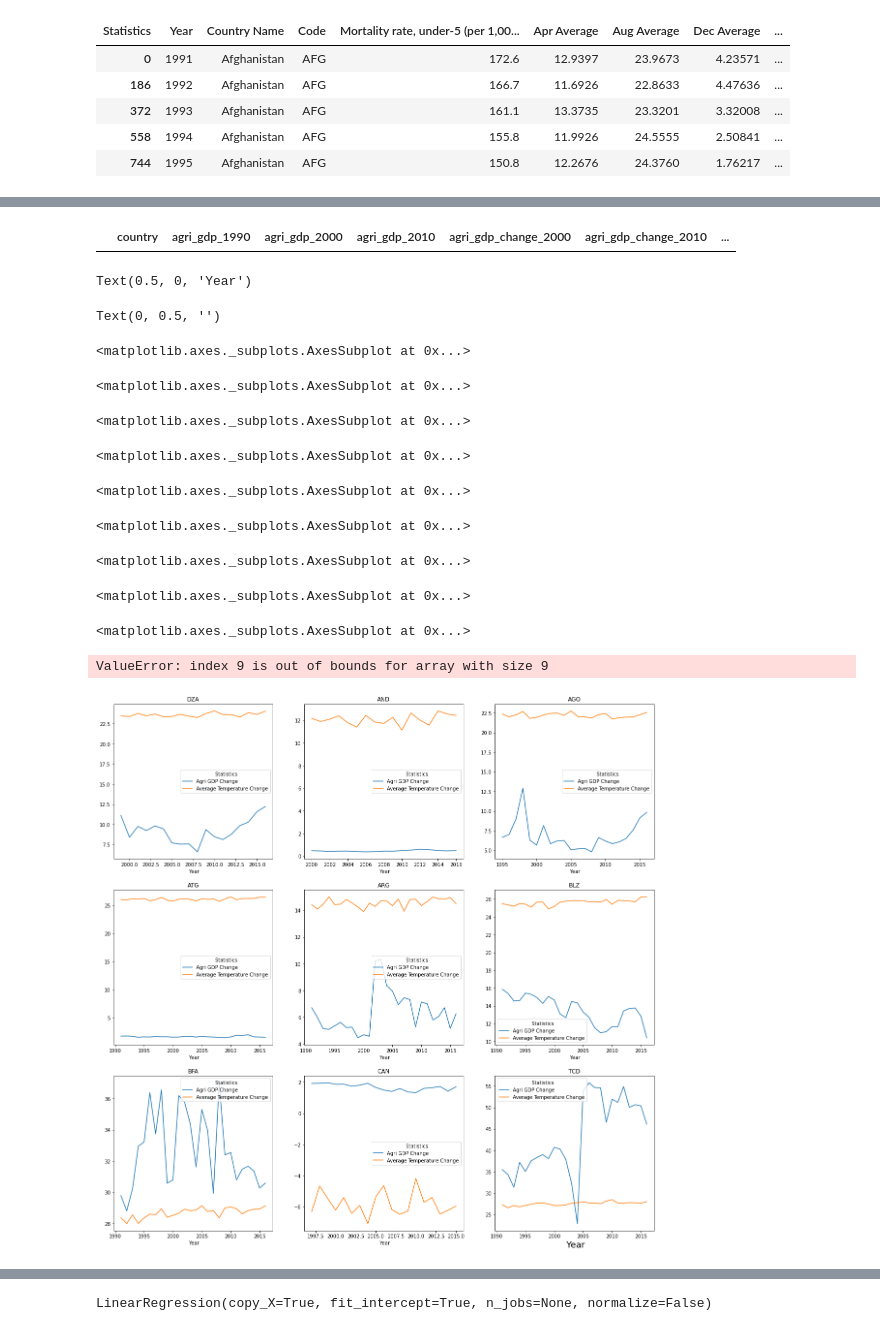
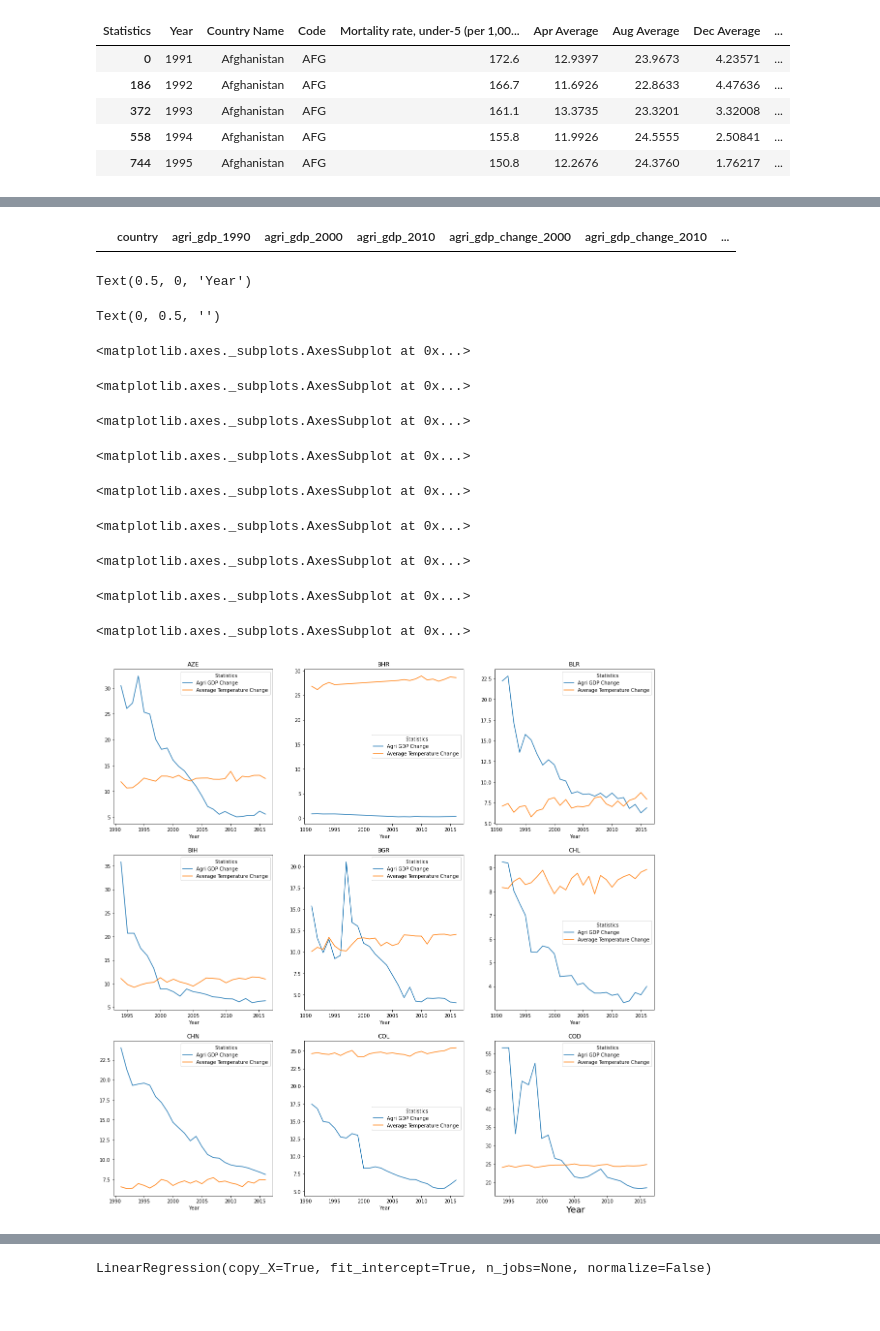
Before and after one commit to bhanduroshan/cpsc8650-1, a Jupyter notebook: correlation.py.ipynb, the cells around one changed output, grey strips where cells are left out. Cells and saved outputs as stored; diff of their text form; code cells hidden in the pictures.

```diff
--- a/correlation.py.ipynb
+++ b/correlation.py.ipynb
@@ -1634,7 +1627,7 @@ country_code_for_analysis = list(df_stat[df_stat['cluster_label']==3]['country']
 
 temperature_subset_pivoted_and_sorted['Temperature (degree celcius)'] = temperature_subset_pivoted_and_sorted['avg']
 
-for i in range(len(country_code_for_analysis)):
+for i in range(len(country_code_for_analysis[0:9])):
     ix = np.unravel_index(i, axes.shape) # compute an appropriate index (1d or 2d)
 
     temperature_subset_pivoted_and_sorted[
@@ -1940,7 +1928,7 @@ temperature_subset_pivoted_and_sorted[
     'Poverty headcount ratio (% of Population) * 100'] = temperature_subset_pivoted_and_sorted[
     'Poverty headcount ratio at $1.90 a day (2011 PPP) (% of population)']*100
 
-for i in range(len(country_code_for_analysis)):
+for i in range(len(country_code_for_analysis[0:9])):
     ix = np.unravel_index(i, axes.shape) # compute an appropriate index (1d or 2d)
 
     temperature_subset_pivoted_and_sorted[
@@ -2092,7 +2085,7 @@ plt.ylabel('', fontsize=16)
 
 country_code_for_analysis = list(df_stat[df_stat['cluster_label']==4]['country'])[10:19]
 
-for i in range(len(country_code_for_analysis)):
+for i in range(len(country_code_for_analysis[0:9])):
     ix = np.unravel_index(i, axes.shape) # compute an appropriate index (1d or 2d)
 
     temperature_subset_pivoted_and_sorted[
@@ -2223,36 +2207,35 @@ fig, axes = plt.subplots(nrows=3, ncols=3, figsize=(20,20))
 plt.xlabel('Year', fontsize=18)
 plt.ylabel('', fontsize=16)
 
 temperature_subset_pivoted_and_sorted['Agri GDP Change'] = temperature_subset_pivoted_and_sorted['Agriculture, forestry, and fishing, value added (% of GDP)']
 country_code_for_analysis = list(df_stat[df_stat['cluster_label']==0]['country'])
 
-for i in range(len(country_code_for_analysis)):
+for i in range(len(country_code_for_analysis[0:9])):
     ix = np.unravel_index(i, axes.shape) # compute an appropriate index (1d or 2d)
 
     temperature_subset_pivoted_and_sorted[
         [
             ' Year',
             'Agri GDP Change',
             'Average Temperature Change'
         ]
     ][
         temperature_subset_pivoted_and_sorted['Code']==country_code_for_analysis[i]].plot.line(x=' Year', ax=axes[ix],
                                                                         title=country_code_for_analysis[i])
 # %% [output]
 |  | country | agri_gdp_1990 | agri_gdp_2000 | agri_gdp_2010 | agri_gdp_change_2000 | agri_gdp_change_2010 | ... |
 Text(0.5, 0, 'Year')
 Text(0, 0.5, '')
 <matplotlib.axes._subplots.AxesSubplot at 0x...>
 <matplotlib.axes._subplots.AxesSubplot at 0x...>
 <matplotlib.axes._subplots.AxesSubplot at 0x...>
 <matplotlib.axes._subplots.AxesSubplot at 0x...>
 <matplotlib.axes._subplots.AxesSubplot at 0x...>
 <matplotlib.axes._subplots.AxesSubplot at 0x...>
 <matplotlib.axes._subplots.AxesSubplot at 0x...>
 <matplotlib.axes._subplots.AxesSubplot at 0x...>
 <matplotlib.axes._subplots.AxesSubplot at 0x...>
-ValueError: index 9 is out of bounds for array with size 9
-[figure, old version]
+[figure, new version]
 # %%
 # Forest area (sq. km) Analysis
 
```
Also changed, not shown: parts of 40 cells of this notebook.
